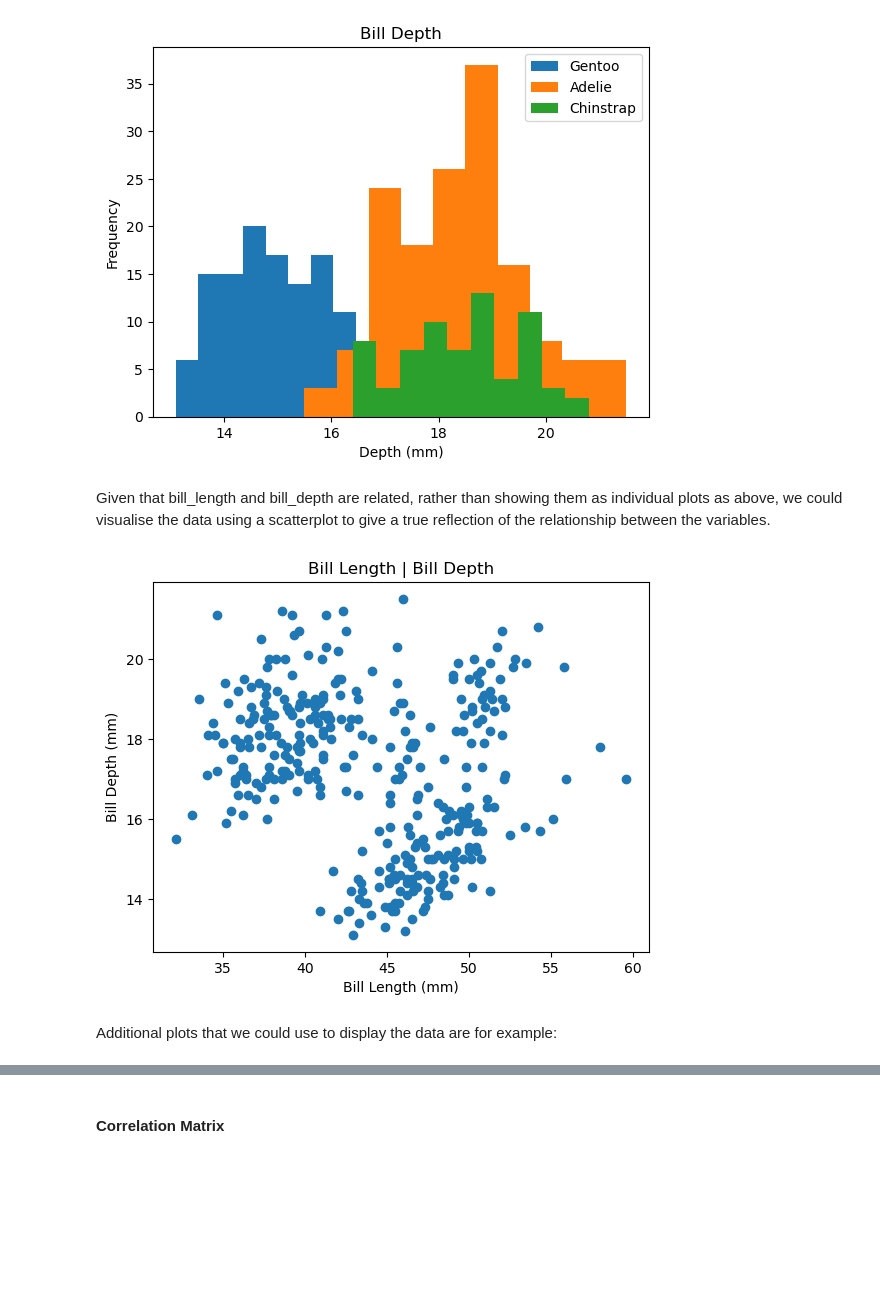
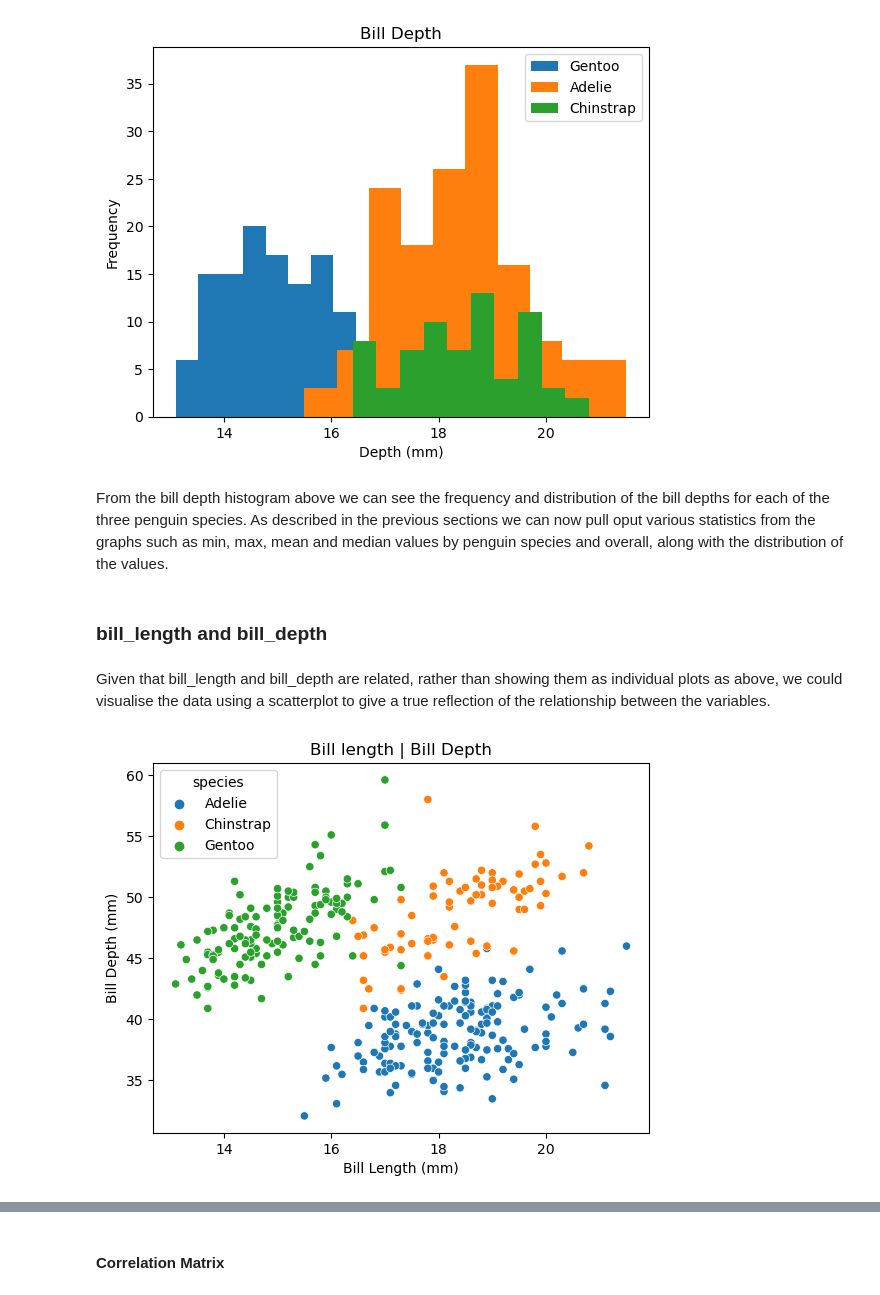
Before and after one commit to PeeBs68/fund_da, a Jupyter notebook: tasks.ipynb, the cells around one changed output, grey strips where cells are left out. Saved outputs shown, nothing was run; the diff lists cells and outputs as text; code cells hidden in the pictures; blank space fills up the shorter version.

Commit message:
Working on text descriptions for the plots in task5

```diff
--- a/tasks.ipynb
+++ b/tasks.ipynb
@@ -799,16 +794,24 @@ plt.hist(bill_depth_chinstrap_l["bill_depth_mm"],label='Chinstrap')
 plt.legend();
 # %% [output]
 [figure]
+# %% [markdown]
+From the bill depth histogram above we can see the frequency and distribution of the bill depths for each of the three penguin species. As described in the previous sections we can now pull oput various statistics from the graphs such as min, max, mean and median values by penguin species and overall, along with the distribution of the values.
+# %% [markdown]
+### bill_length and bill_depth
 # %% [markdown]
 Given that bill_length and bill_depth are related, rather than showing them as individual plots as above, we could visualise the data using a scatterplot to give a true reflection of the relationship between the variables.
 # %%
-# Create a scatter plot to compare bill_length and bill_depth
+# Create a scatter plot to compare bill_length and bill_depth using seaborn
 
-plt.scatter(df['bill_length_mm'], df['bill_depth_mm'], label='Bill Length | Bill Depth\n')
-plt.title('Bill Length | Bill Depth')
+# Define the data for x and y axis
+bill_length = df['bill_length_mm']
+bill_depth =  df['bill_depth_mm']
+
+# Add a title and labels
+plt.title("Bill length | Bill Depth")
 plt.xlabel('Bill Length (mm)')
-plt.ylabel('Bill Depth (mm)');
+plt.ylabel('Bill Depth (mm)')
+
+sns.scatterplot(x=bill_depth, y=bill_length, hue=df.species);
 # %% [output]
-[figure, old version]
+[figure, new version]
-# %% [markdown]
-Additional plots that we could use to display the data are for example:
```
Also changed, not shown: parts of 21 cells of this notebook.
